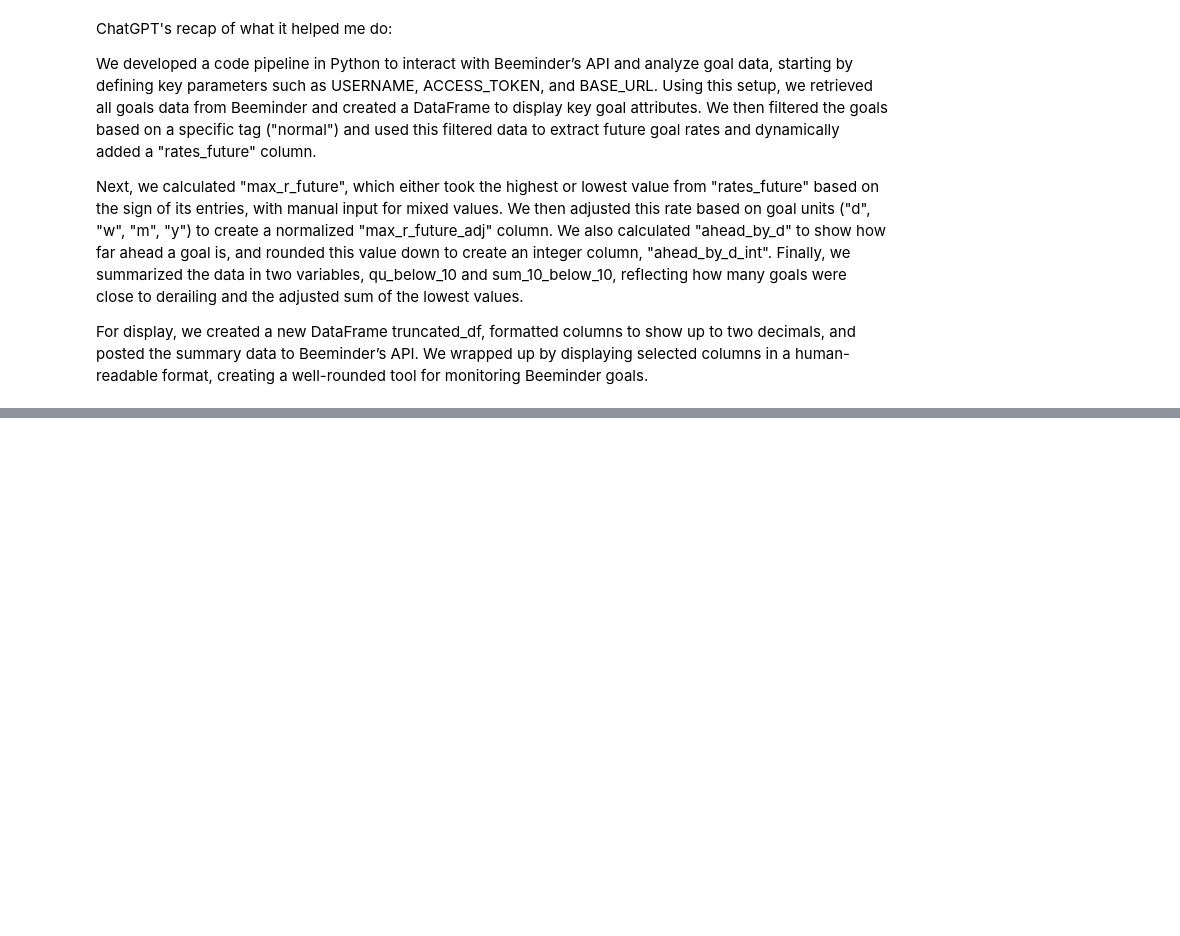
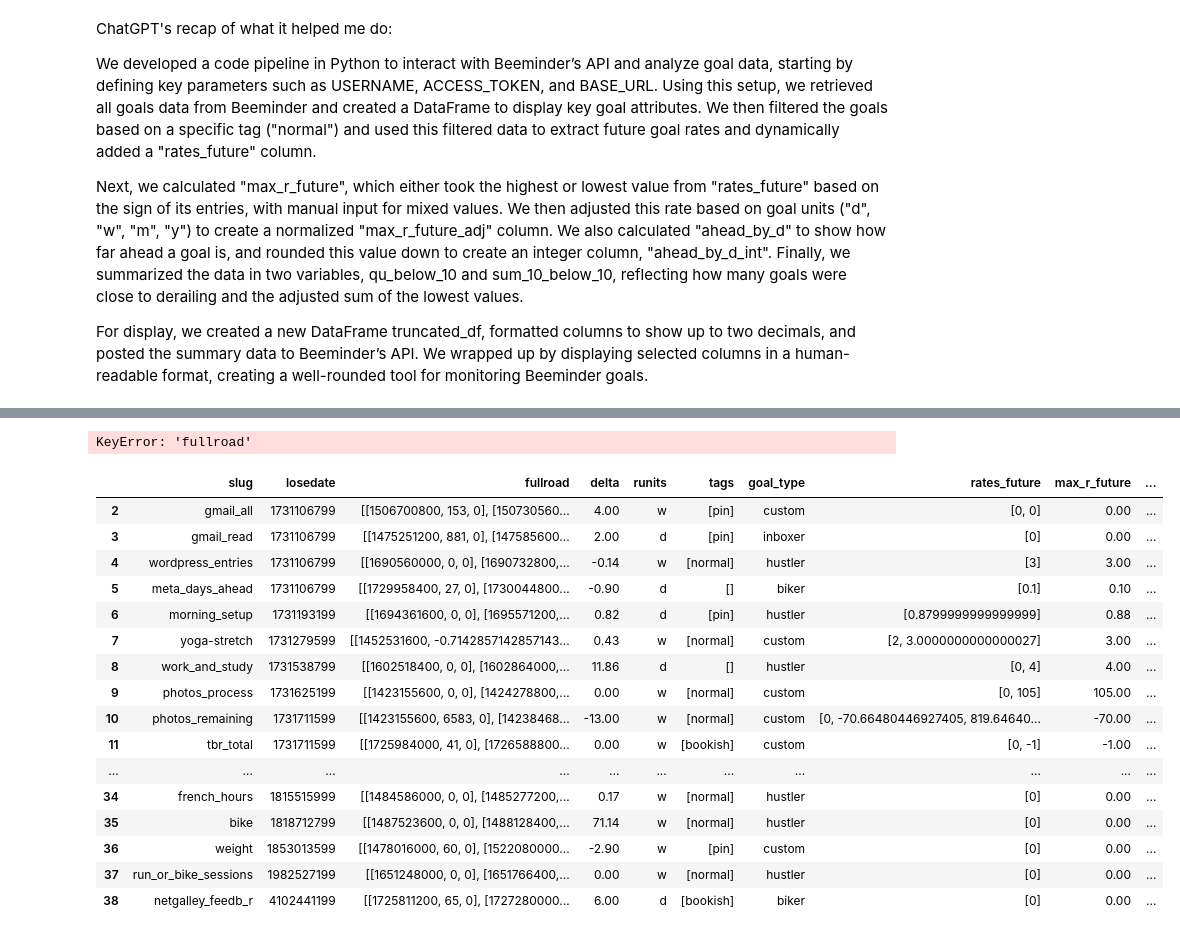
Before and after one commit to daryase/beeminding, a Jupyter notebook: beem_days_ahead_a.ipynb, the cells around one changed output, grey strips where cells are left out. Cells and saved outputs as stored; diff of their text form; code cells hidden in the pictures; blank space fills up the shorter version.

```diff
--- a/beem_days_ahead_a.ipynb
+++ b/beem_days_ahead_a.ipynb
@@ -31,0 +25,25 @@ METAGOAL_SLUG = 'xxxxxxxxx'
+# %%
+import configparser
+
+# Initialize the ConfigParser
+config = configparser.ConfigParser()
+
+# Read the .ini file
+config.read('settings.ini')
+
+# Access the variables under the [settings] section
+USERNAME = config.get('settings', 'USERNAME')
+ACCESS_TOKEN = config.get('settings', 'ACCESS_TOKEN')
+TAG_FOR_LIST = config.get('settings', 'TAG_FOR_LIST')
+METAGOAL_SLUG = config.get('settings', 'METAGOAL_SLUG')
+
+# Retrieve SHOW_FULL and convert it to a boolean
+SHOW_FULL = config.getboolean('settings', 'SHOW_FULL')
+
+# Display parsed settings to verify (optional)
+print("Parsed Settings:")
+print("USERNAME:", USERNAME)
+print("ACCESS_TOKEN:", ACCESS_TOKEN)
+print("TAG_FOR_LIST:", TAG_FOR_LIST)
+print("METAGOAL_SLUG:", METAGOAL_SLUG)
+print("SHOW_FULL:", SHOW_FULL)
@@ -98,33 +135,57 @@ def get_future_rates(fullroad, current_timestamp):
     return [entry[-1] for entry in fullroad if entry[0] > current_timestamp]
 
 # Copy DataFrame to avoid SettingWithCopyWarning and apply future rates extraction
-normal_goals_df = normal_goals_df.copy()  # Make an explicit copy
-normal_goals_df['rates_future'] = normal_goals_df['fullroad'].apply(lambda fullroad: get_future_rates(fullroad, current_timestamp))
+goals_df = goals_df.copy()  # Make an explicit copy
+goals_df['rates_future'] = goals_df['fullroad'].apply(lambda fullroad: get_future_rates(fullroad, current_timestamp))
+# Filter out rows where 'rates_future' is an empty list
+goals_df = goals_df[goals_df['rates_future'].apply(lambda x: len(x) > 0)].copy()
 
 # Display the updated DataFrame with the new 'rates_future' column
-normal_goals_df
+goals_df
+# %% [output]
+KeyError: 'fullroad'
 # %%
 # Function to determine max_r_future based on specified conditions
 def determine_max_r_future(slug, rates_future):
     if all(rate >= 0 for rate in rates_future):
         return max(rates_future)  # All non-negative, take max
     elif all(rate <= 0 for rate in rates_future):
         return min(rates_future)  # All non-positive, take min
     else:
-        # Mixed values, prompt the user for input
-        print(f"The goal '{slug}' has mixed rates in 'rates_future': {rates_future}")
+        # Mixed values, prompt the user for input with full message in the console
         while True:
             try:
-                user_input = float(input(f"Please enter a value to use for '{slug}': "))
+                user_input = float(input(
+                    f"The goal '{slug}' has mixed rates in 'rates_future': {rates_future}.\n"
+                    f"Please enter a value to use for '{slug}': "
+                ))
                 return user_input
             except ValueError:
                 print("Invalid input. Please enter a numeric value.")
 
 # Apply the function to each row in normal_goals_df and add as a new column
-normal_goals_df['max_r_future'] = normal_goals_df.apply(
+goals_df['max_r_future'] = goals_df.apply(
     lambda row: determine_max_r_future(row['slug'], row['rates_future']), axis=1
 )
 
 # Display the updated DataFrame
-normal_goals_df
+goals_df
+# %% [output]
+|  | slug | losedate | fullroad | delta | runits | tags | goal_type | rates_future | max_r_future | ... |
+| 2 | gmail_all | 1731106799 | [[1506700800, 153, 0], [150730560... | 4.00 | w | [pin] | custom | [0, 0] | 0.00 | ... |
+| 3 | gmail_read | 1731106799 | [[1475251200, 881, 0], [147585600... | 2.00 | d | [pin] | inboxer | [0] | 0.00 | ... |
+| 4 | wordpress_entries | 1731106799 | [[1690560000, 0, 0], [1690732800,... | -0.14 | w | [normal] | hustler | [3] | 3.00 | ... |
+| 5 | meta_days_ahead | 1731106799 | [[1729958400, 27, 0], [1730044800... | -0.90 | d | [] | biker | [0.1] | 0.10 | ... |
+| 6 | morning_setup | 1731193199 | [[1694361600, 0, 0], [1695571200,... | 0.82 | d | [pin] | hustler | [0.8799999999999999] | 0.88 | ... |
+| 7 | yoga-stretch | 1731279599 | [[1452531600, -0.7142857142857143... | 0.43 | w | [normal] | custom | [2, 3.0000000000000027] | 3.00 | ... |
+| 8 | work_and_study | 1731538799 | [[1602518400, 0, 0], [1602864000,... | 11.86 | d | [] | hustler | [0, 4] | 4.00 | ... |
+| 9 | photos_process | 1731625199 | [[1423155600, 0, 0], [1424278800,... | 0.00 | w | [normal] | custom | [0, 105] | 105.00 | ... |
+| 10 | photos_remaining | 1731711599 | [[1423155600, 6583, 0], [14238468... | -13.00 | w | [normal] | custom | [0, -70.66480446927405, 819.64640... | -70.00 | ... |
+| 11 | tbr_total | 1731711599 | [[1725984000, 41, 0], [1726588800... | 0.00 | w | [bookish] | custom | [0, -1] | -1.00 | ... |
+| ... | ... | ... | ... | ... | ... | ... | ... | ... | ... | ... |
+| 34 | french_hours | 1815515999 | [[1484586000, 0, 0], [1485277200,... | 0.17 | w | [normal] | hustler | [0] | 0.00 | ... |
+| 35 | bike | 1818712799 | [[1487523600, 0, 0], [1488128400,... | 71.14 | w | [normal] | hustler | [0] | 0.00 | ... |
+| 36 | weight | 1853013599 | [[1478016000, 60, 0], [1522080000... | -2.90 | w | [pin] | custom | [0] | 0.00 | ... |
+| 37 | run_or_bike_sessions | 1982527199 | [[1651248000, 0, 0], [1651766400,... | 0.00 | w | [normal] | hustler | [0] | 0.00 | ... |
+| 38 | netgalley_feedb_r | 4102441199 | [[1725811200, 65, 0], [1727280000... | 6.00 | d | [bookish] | biker | [0] | 0.00 | ... |
 # %%
```
Also changed, not shown: parts of 24 cells of this notebook, 1 other file.
